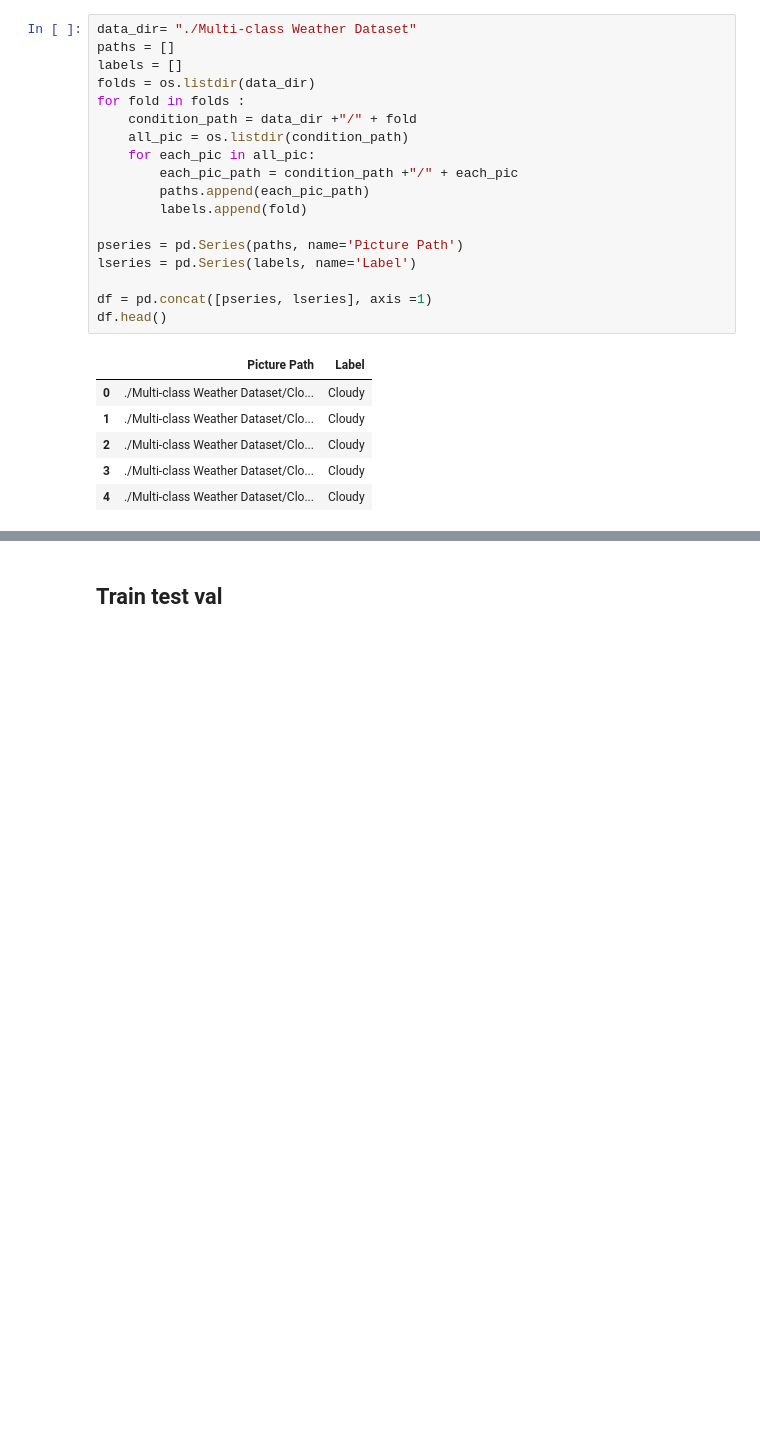
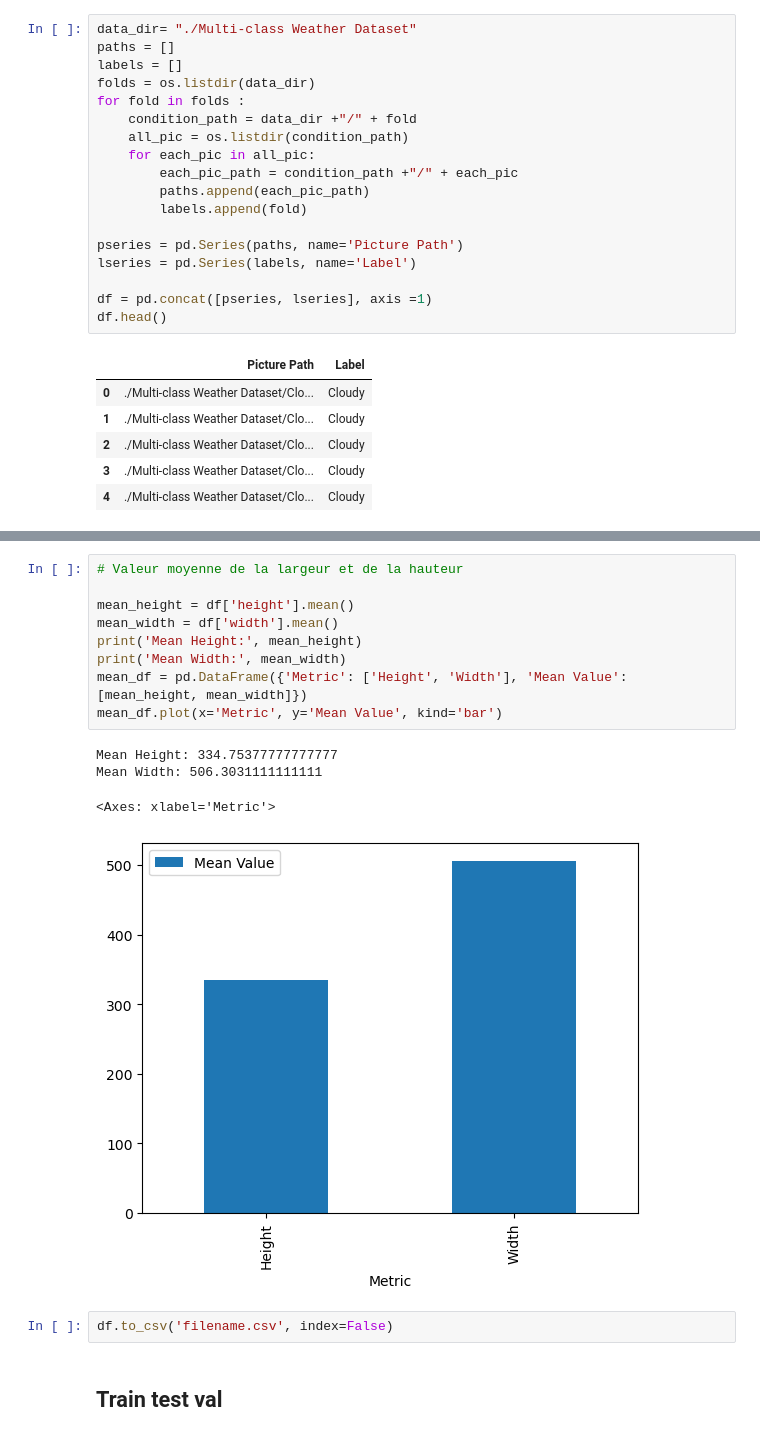
Before and after one commit to Jalalbaim/Rain-Or-Shine, a Jupyter notebook: Model.ipynb, the cells around one changed output, grey strips where cells are left out. Drawn from its saved outputs; the diff is of its cells as text; blank space fills up the shorter version.

```diff
--- a/Model.ipynb
+++ b/Model.ipynb
@@ -130,3 +140,19 @@ Third Quartile: 384.0
+# %%
+# Valeur moyenne de la largeur et de la hauteur
+
+mean_height = df['height'].mean()
+mean_width = df['width'].mean()
+print('Mean Height:', mean_height)
+print('Mean Width:', mean_width)
+mean_df = pd.DataFrame({'Metric': ['Height', 'Width'], 'Mean Value': [mean_height, mean_width]})
+mean_df.plot(x='Metric', y='Mean Value', kind='bar')
+# %% [output]
+Mean Height: 334.75377777777777
+Mean Width: 506.3031111111111
+<Axes: xlabel='Metric'>
+[figure, added]
+# %%
+df.to_csv('filename.csv', index=False)
 # %% [markdown]
 ## Train test val
 # %%
```
Also changed, not shown: parts of 10 cells of this notebook.
